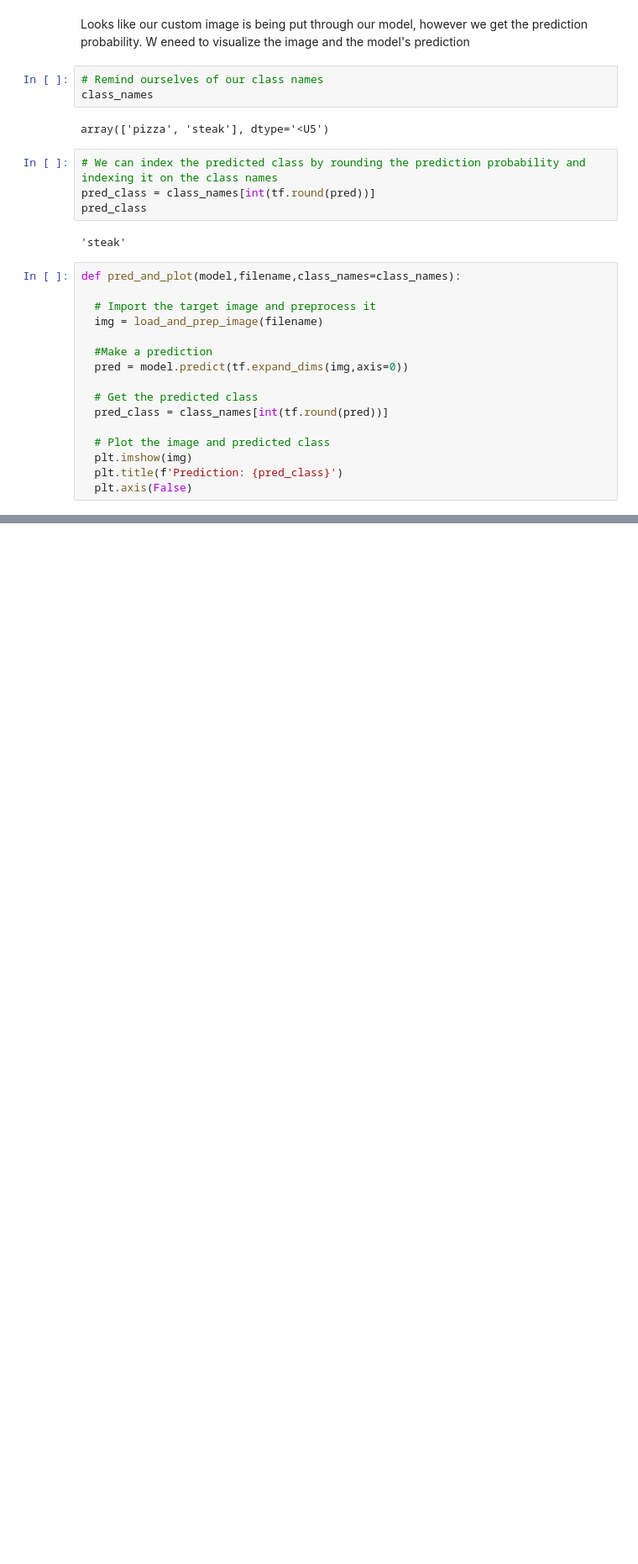
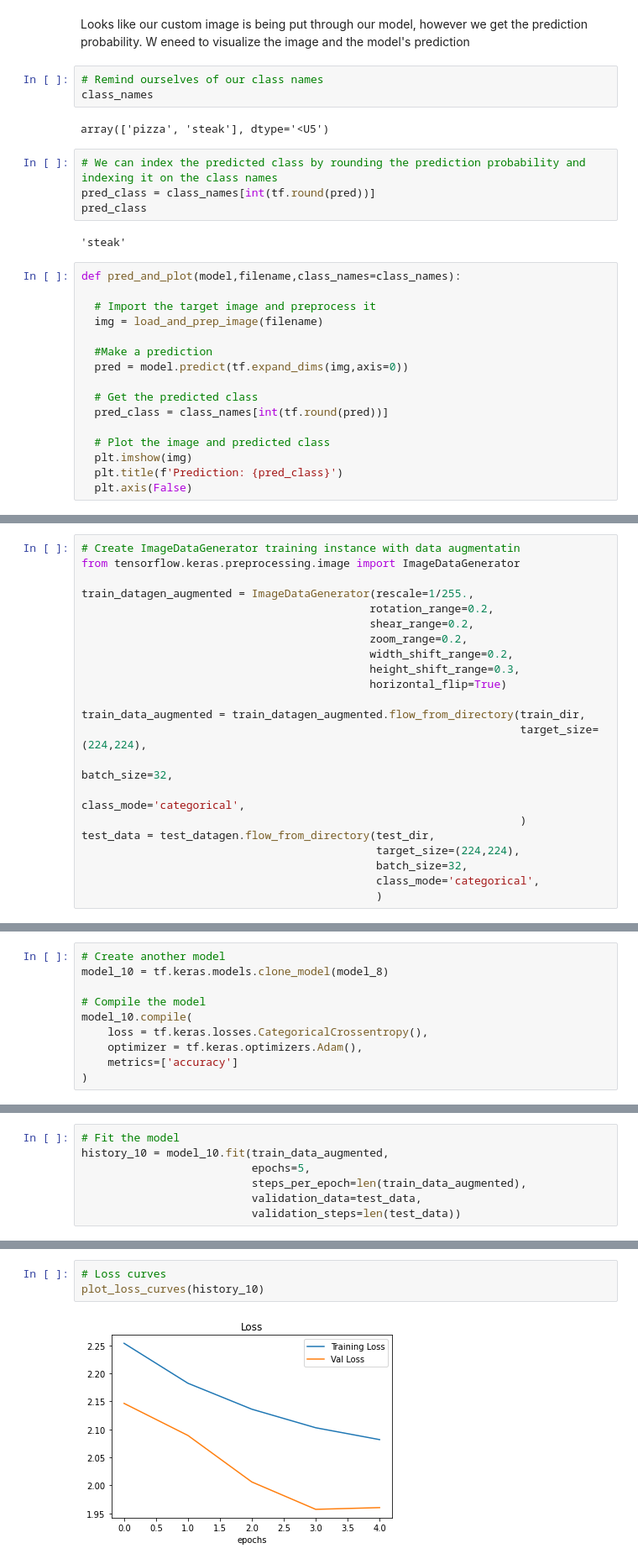
Before and after one commit to ThejakaSEP/Tensorflow_Certification, a Jupyter notebook: 03_ComputerVision_with_TF.ipynb, the cells around one changed output, grey strips where cells are left out. Shown at 84% size. Cells and saved outputs as stored; diff of their text form; blank space fills up the shorter version.

```diff
--- a/03_ComputerVision_with_TF.ipynb
+++ b/03_ComputerVision_with_TF.ipynb
@@ -1059,0 +1279,22 @@ There are 0 directories and 750 images in 10_food_classes_all_data/train/chicken
+# %%
+# Create ImageDataGenerator training instance with data augmentatin
+from tensorflow.keras.preprocessing.image import ImageDataGenerator
+
+train_datagen_augmented = ImageDataGenerator(rescale=1/255.,
+                                            rotation_range=0.2,
+                                            shear_range=0.2,
+                                            zoom_range=0.2,
+                                            width_shift_range=0.2,
+                                            height_shift_range=0.3,
+                                            horizontal_flip=True)
+
+train_data_augmented = train_datagen_augmented.flow_from_directory(train_dir,
+                                                                   target_size=(224,224),
+                                                                   batch_size=32,
+                                                                   class_mode='categorical',
+                                                                   )
+test_data = test_datagen.flow_from_directory(test_dir,
+                                             target_size=(224,224),
+                                             batch_size=32,
+                                             class_mode='categorical',
+                                             )
@@ -1059,0 +1304,10 @@ There are 0 directories and 750 images in 10_food_classes_all_data/train/chicken
+# %%
+# Create another model
+model_10 = tf.keras.models.clone_model(model_8)
+
+# Compile the model
+model_10.compile(
+    loss = tf.keras.losses.CategoricalCrossentropy(),
+    optimizer = tf.keras.optimizers.Adam(),
+    metrics=['accuracy']
+)
@@ -1059,0 +1318,7 @@ There are 0 directories and 750 images in 10_food_classes_all_data/train/chicken
+# %%
+# Fit the model
+history_10 = model_10.fit(train_data_augmented,
+                          epochs=5,
+                          steps_per_epoch=len(train_data_augmented),
+                          validation_data=test_data,
+                          validation_steps=len(test_data))
@@ -1059,0 +1346,5 @@ There are 0 directories and 750 images in 10_food_classes_all_data/train/chicken
+# %%
+# Loss curves
+plot_loss_curves(history_10)
+# %% [output]
+[figure, added]
```
Also changed, not shown: parts of 70 cells of this notebook.
